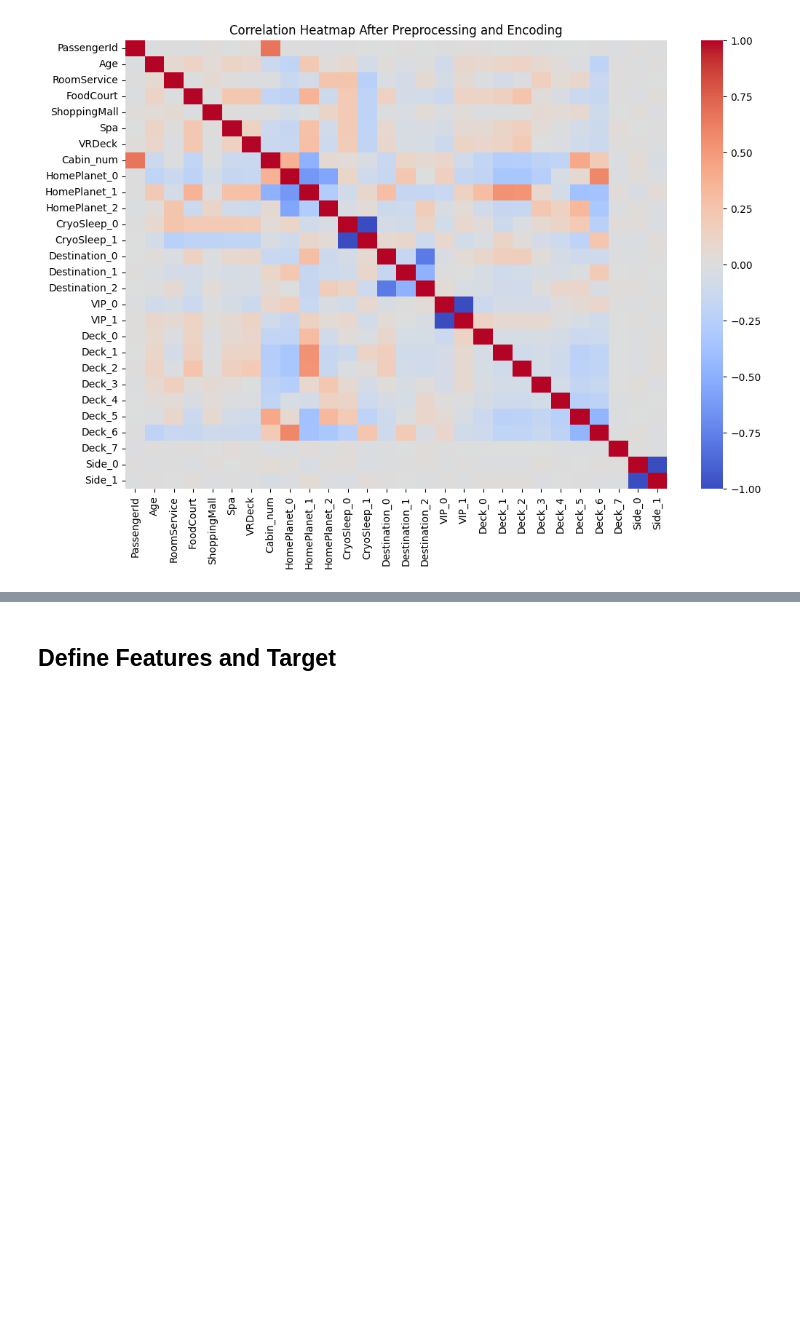
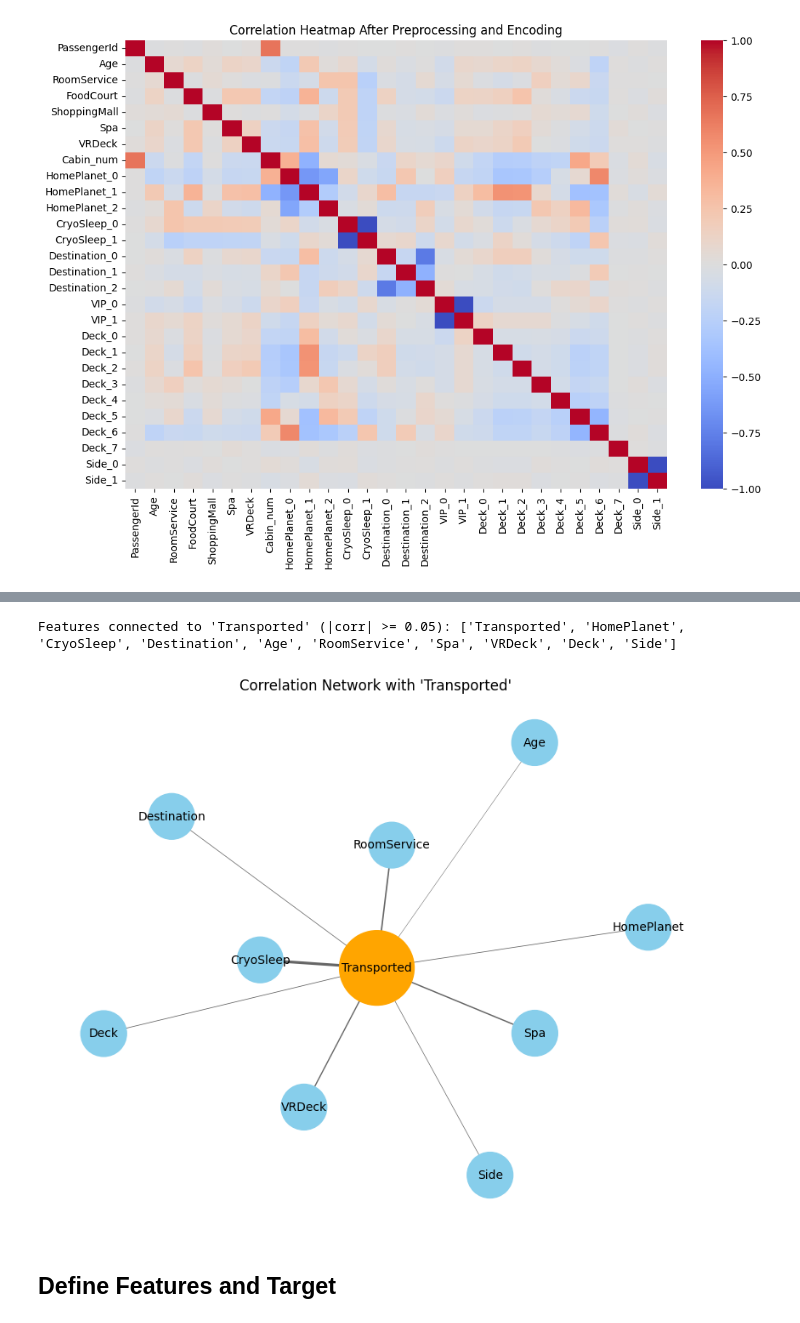
Before and after one commit to Jayanavya/Kaggle_Assignment_Group_2, a Jupyter notebook: Kaggle_Code.ipynb, the cells around one changed output, grey strips where cells are left out. Cells and saved outputs as stored; diff of their text form; code cells hidden in the pictures; blank space fills up the shorter version.

```diff
--- a/Kaggle_Code.ipynb
+++ b/Kaggle_Code.ipynb
@@ -249,2 +355,42 @@ plt.show()
+# %%
+# Set threshold for significant correlation with target
+threshold = 0.05  # Lower threshold since correlations may be small
+# %%
+# Build graph
+G = nx.Graph()
+
+# Add Transported as main node
+G.add_node('Transported')
+
+# Add nodes for features and edges if correlation >= threshold
+for feature, corr_val in target_corr.items():
+    if abs(corr_val) >= threshold:
+        G.add_node(feature)
+        G.add_edge('Transported', feature, weight=abs(corr_val))
+
+# Print key info
+print(f"\nFeatures connected to 'Transported' (|corr| >= {threshold}): {list(G.nodes)}")
+# %% [output]
+Features connected to 'Transported' (|corr| >= 0.05): ['Transported', 'HomePlanet', 'CryoSleep', 'Destination', 'Age', 'RoomService', 'Spa', 'VRDeck', 'Deck', 'Side']
+# %%
+# Draw the graph
+plt.figure(figsize=(10, 8))
+pos = nx.spring_layout(G, seed=42)
+
+# Node size and color
+node_sizes = [4000 if node == 'Transported' else 1500 for node in G.nodes()]
+node_colors = ['orange' if node == 'Transported' else 'skyblue' for node in G.nodes()]
+
+# Edge width by correlation strength
+edge_widths = [5 * G[u][v]['weight'] for u, v in G.edges()]
+
+nx.draw_networkx_nodes(G, pos, node_size=node_sizes, node_color=node_colors)
+nx.draw_networkx_edges(G, pos, width=edge_widths, alpha=0.6)
+nx.draw_networkx_labels(G, pos, font_size=10)
+plt.title("Correlation Network with 'Transported'")
+plt.axis('off')
+plt.show()
+# %% [output]
+[figure, added]
 # %% [markdown]
 ## Define Features and Target
```
Also changed, not shown: parts of 54 cells of this notebook.
